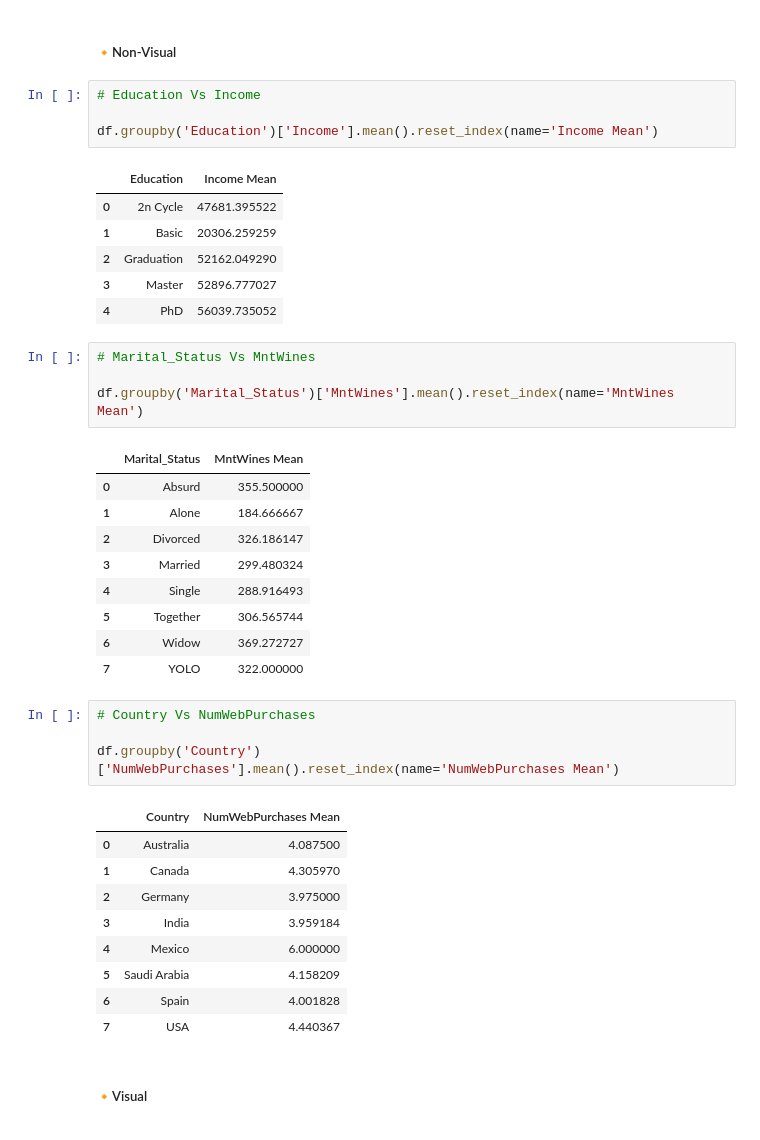
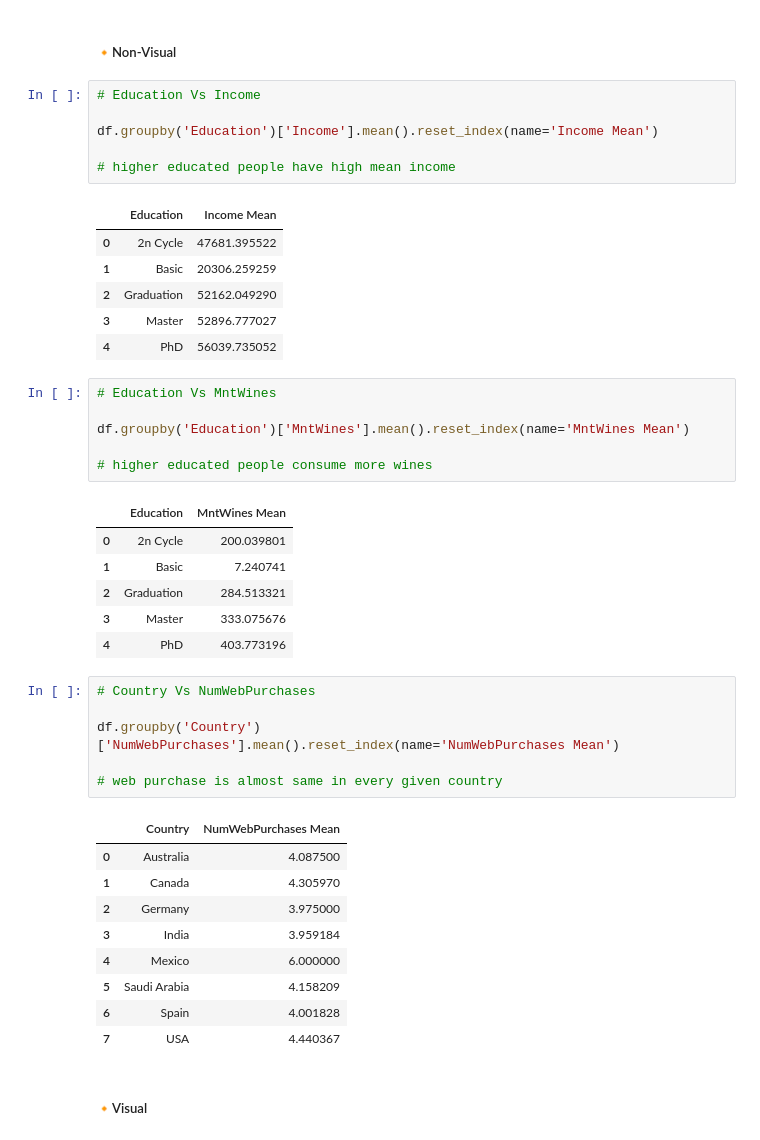
Before and after one commit to Dharm2005/MARKETING-DATA-ANALYSIS, a Jupyter notebook: marketing_data_analysis.ipynb, the cells around one changed output. Drawn from its saved outputs; the diff is of its cells as text.

```diff
--- a/marketing_data_analysis.ipynb
+++ b/marketing_data_analysis.ipynb
@@ -522,6 +535,8 @@ sns.scatterplot(x='Income', y='MntGoldProds', data=df)
 # Education Vs Income
 
 df.groupby('Education')['Income'].mean().reset_index(name='Income Mean')
+
+# higher educated people have high mean income
 # %% [output]
 |  | Education | Income Mean |
 | 0 | 2n Cycle | 47681.395522 |
@@ -530,23 +545,24 @@ df.groupby('Education')['Income'].mean().reset_index(name='Income Mean')
 | 3 | Master | 52896.777027 |
 | 4 | PhD | 56039.735052 |
 # %%
-# Marital_Status Vs MntWines
+# Education Vs MntWines
 
-df.groupby('Marital_Status')['MntWines'].mean().reset_index(name='MntWines Mean')
+df.groupby('Education')['MntWines'].mean().reset_index(name='MntWines Mean')
+
+# higher educated people consume more wines
 # %% [output]
-|  | Marital_Status | MntWines Mean |
-| 0 | Absurd | 355.500000 |
-| 1 | Alone | 184.666667 |
-| 2 | Divorced | 326.186147 |
-| 3 | Married | 299.480324 |
-| 4 | Single | 288.916493 |
-| 5 | Together | 306.565744 |
-| 6 | Widow | 369.272727 |
-| 7 | YOLO | 322.000000 |
+|  | Education | MntWines Mean |
+| 0 | 2n Cycle | 200.039801 |
+| 1 | Basic | 7.240741 |
+| 2 | Graduation | 284.513321 |
+| 3 | Master | 333.075676 |
+| 4 | PhD | 403.773196 |
 # %%
 # Country Vs NumWebPurchases
 
 df.groupby('Country')['NumWebPurchases'].mean().reset_index(name='NumWebPurchases Mean')
+
+# web purchase is almost same in every given country
 # %% [output]
 |  | Country | NumWebPurchases Mean |
 | 0 | Australia | 4.087500 |
```
Also changed, not shown: parts of 24 cells of this notebook.
